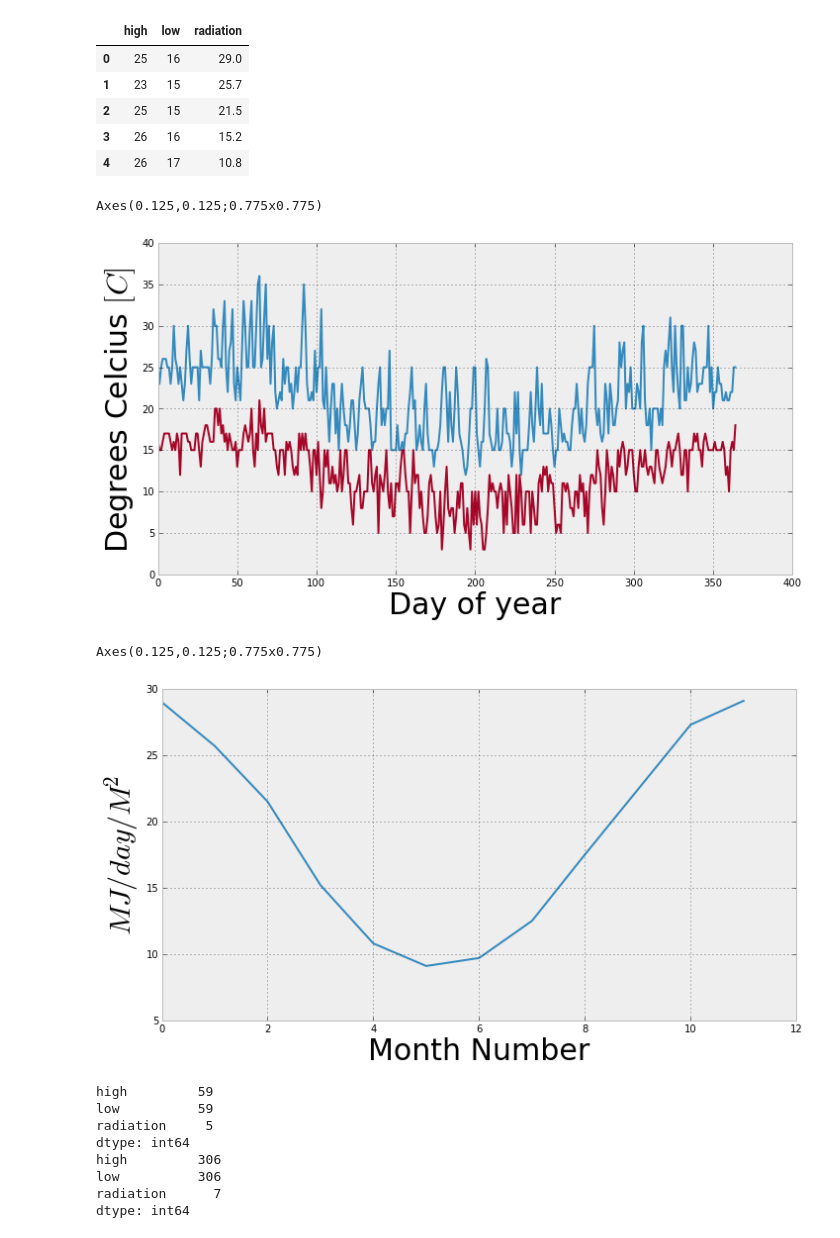
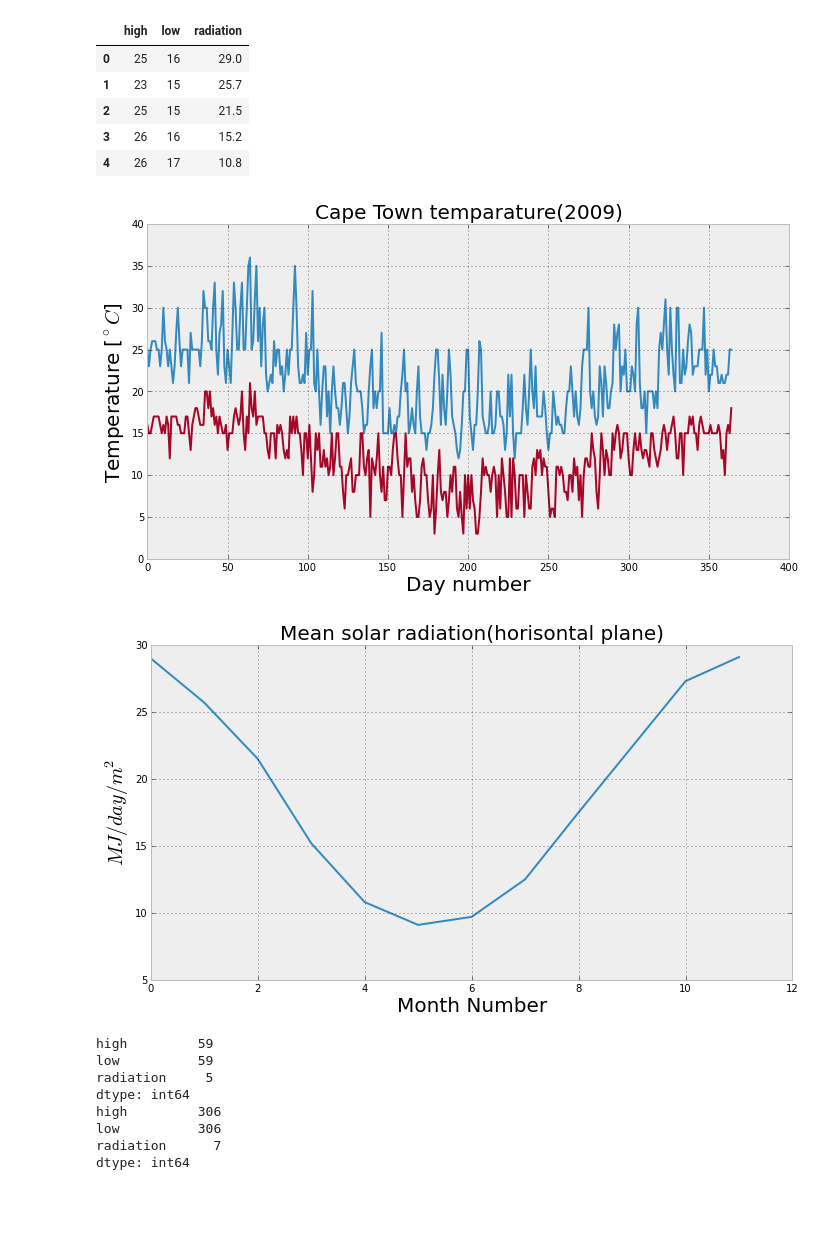
Before and after one commit to Tooblippe/IPython-Jupyter-Talk-to-Pyconza-2013, a Jupyter notebook: src/pycon13_ipython.ipynb, the cells around one changed output. Drawn from its saved outputs; the diff is of its cells as text; code cells hidden in the pictures; blank space fills up the shorter version.

```diff
--- a/src/pycon13_ipython.ipynb
+++ b/src/pycon13_ipython.ipynb
@@ -178,8 +179,8 @@ The following code cells make sure that plotting is enabled and also loads a cus
 Populating the interactive namespace from numpy and matplotlib
 # %%
 #loads a customer marplotlib configuration file
-import json
-s = json.load( open("static/matplotlibrc.json") )
-matplotlib.rcParams.update(s)
-figsize(18, 6)
-print "Imported custom matplotlib plot settings"
+def CustomPlot():
+    import json
+    s = json.load( open("static/matplotlibrc.json") )
+    matplotlib.rcParams.update(s)
+    figsize(18, 6)
@@ -461,19 +484,26 @@ Cape_Weather.head()
 | 3 | 26 | 16 | 15.2 |
 | 4 | 26 | 17 | 10.8 |
 # %%
+CustomPlot()
 figsize(11.5, 6)
-xlabel('Day of year',fontsize = 30)
-ylabel(r'Degrees Celcius $[C]$ ',fontsize = 30)
+font_size = 20
+title('Cape Town temparature(2009)',fontsize = font_size)
+xlabel('Day number',fontsize = font_size)
+ylabel(r'Temperature [$^\circ C$] ',fontsize = font_size)
 Cape_Weather.high.plot()
 Cape_Weather.low.plot()
+show()
 # %% [output]
-Axes(0.125,0.125;0.775x0.775)
-[figure, old version]
+[figure, new version]
 # %%
-xlabel('Month Number', fontsize = 30)
-ylabel(r'$MJ / day / M^2$',fontsize = 30)
+CustomPlot()
+figsize(11.5, 6)
+font_size = 20
+title( 'Mean solar radiation(horisontal plane)', fontsize=font_size)
+xlabel('Month Number', fontsize = font_size)
+ylabel(r'$MJ / day / m^2$',fontsize = font_size)
 Cape_Weather.radiation.plot()
+show()
 # %% [output]
-Axes(0.125,0.125;0.775x0.775)
-[figure, old version]
+[figure, new version]
 # %%
```
Also changed, not shown: parts of 39 cells of this notebook, 5 other files.
